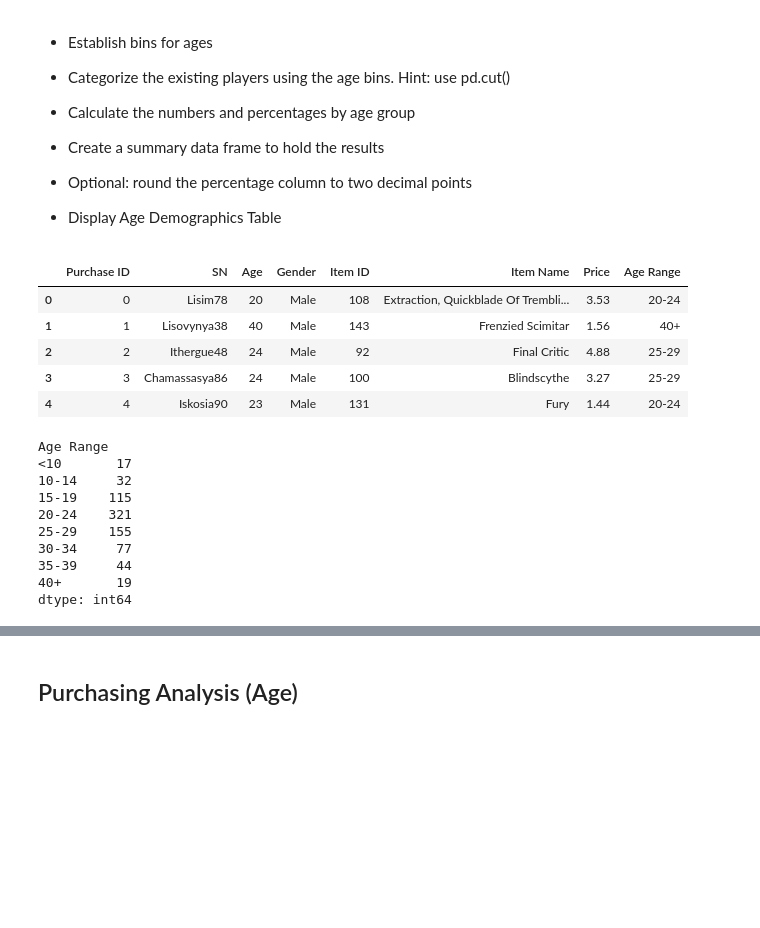
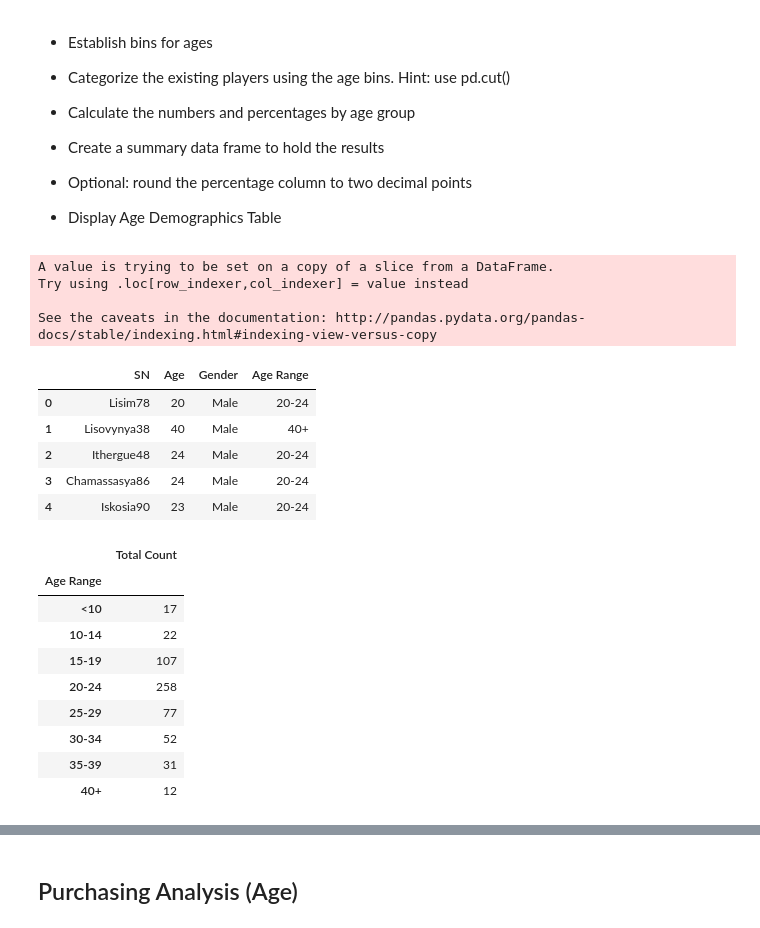
Before and after one commit to JustinCoulter/Exploring_Pandas, a Jupyter notebook: Heroes_Of_Pymoli/HeroesOfPymoli_starter.ipynb, the cells around one changed output, grey strips where cells are left out. Drawn from its saved outputs; the diff is of its cells as text; code cells hidden in the pictures; blank space fills up the shorter version.

```diff
--- a/Heroes_Of_Pymoli/HeroesOfPymoli_starter.ipynb
+++ b/Heroes_Of_Pymoli/HeroesOfPymoli_starter.ipynb
@@ -217,30 +219,43 @@ gv_df
 # %%
 #create bins for Age and add a new column to purchase_data
 group_names = ["<10","10-14","15-19","20-24","25-29","30-34","35-39","40+"]
-bins = [0,9,14,19,24,29,34,39,105]
-purchase_data["Age Range"]= pd.cut(purchase_data.Age,bins,labels=group_names,
+bins = [0,10,15,20,25,30,35,40,105]
+aged_df = purchase_data.drop_duplicates("SN")
+aged_df["Age Range"]= pd.cut(aged_df.Age,bins,labels=group_names,
                                   right=False)
-
-purchase_data.head()
+aged_df.pop("Purchase ID")
+aged_df.pop("Item Name")
+aged_df.pop("Price")
+aged_df.pop("Item ID")
+aged_df.head()
 # %% [output]
+A value is trying to be set on a copy of a slice from a DataFrame.
+Try using .loc[row_indexer,col_indexer] = value instead
+
+See the caveats in the documentation: http://pandas.pydata.org/pandas-docs/stable/indexing.html#indexing-view-versus-copy
-|  | Purchase ID | SN | Age | Gender | Item ID | Item Name | Price | Age Range |
-| 0 | 0 | Lisim78 | 20 | Male | 108 | Extraction, Quickblade Of Trembli... | 3.53 | 20-24 |
-| 1 | 1 | Lisovynya38 | 40 | Male | 143 | Frenzied Scimitar | 1.56 | 40+ |
-| 2 | 2 | Ithergue48 | 24 | Male | 92 | Final Critic | 4.88 | 25-29 |
-| 3 | 3 | Chamassasya86 | 24 | Male | 100 | Blindscythe | 3.27 | 25-29 |
-| 4 | 4 | Iskosia90 | 23 | Male | 131 | Fury | 1.44 | 20-24 |
+|  | SN | Age | Gender | Age Range |
+| 0 | Lisim78 | 20 | Male | 20-24 |
+| 1 | Lisovynya38 | 40 | Male | 40+ |
+| 2 | Ithergue48 | 24 | Male | 20-24 |
+| 3 | Chamassasya86 | 24 | Male | 20-24 |
+| 4 | Iskosia90 | 23 | Male | 20-24 |
-# %%
-age_grouped = purchase_data.groupby(["Age Range"])
-age_demo = age_grouped.size()
-age_demo
-# %% [output]
-Age Range
-<10       17
-10-14     32
-15-19    115
-20-24    321
-25-29    155
-30-34     77
-35-39     44
-40+       19
-dtype: int64
+# %%
+#find the total count per age group
+age_grouped = aged_df.groupby(["Age Range"])
+age_demo = age_grouped.describe()
+age_demo = age_grouped.size()
+age_demo_df = pd.DataFrame(age_demo)
+age_demo_df
+age_demo_df.rename(columns = {list(age_demo_df)[0]:'Total Count'}, inplace=True)
+age_demo_df
+# %% [output]
+|  | Total Count |
+| Age Range |  |
+| <10 | 17 |
+| 10-14 | 22 |
+| 15-19 | 107 |
+| 20-24 | 258 |
+| 25-29 | 77 |
+| 30-34 | 52 |
+| 35-39 | 31 |
+| 40+ | 12 |
```
Also changed, not shown: parts of 3 cells of this notebook.
